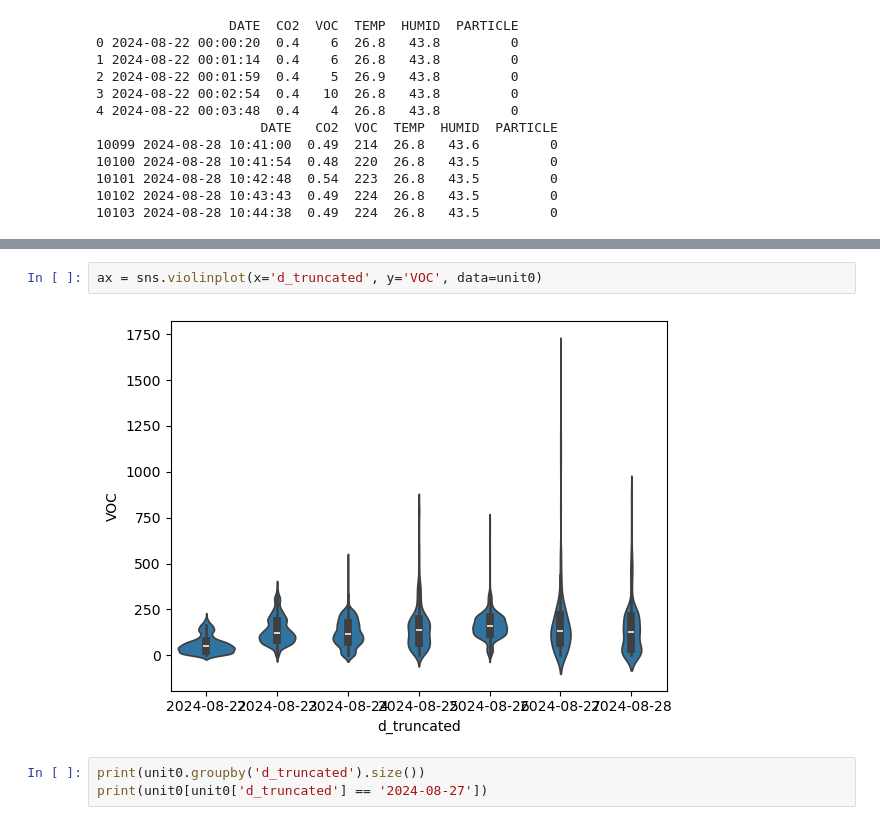
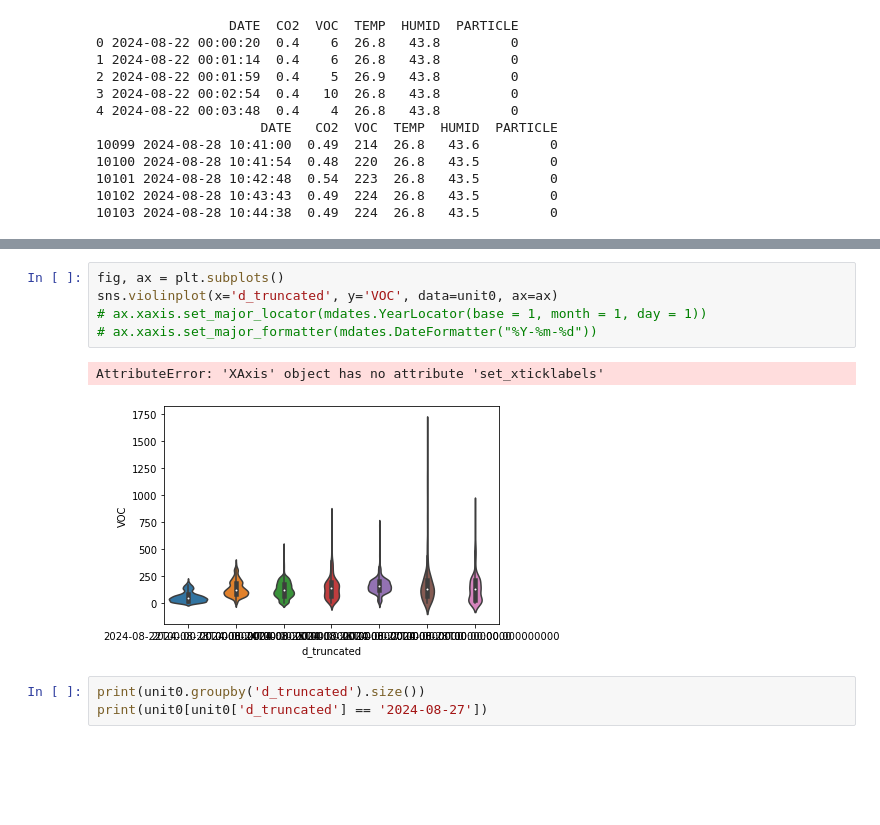
Before and after one commit to ctak/doit-pandas, a Jupyter notebook: chenan_1.ipynb, the cells around one changed output, grey strips where cells are left out. Saved outputs shown, nothing was run; the diff lists cells and outputs as text; blank space fills up the shorter version.

```diff
--- a/chenan_1.ipynb
+++ b/chenan_1.ipynb
@@ -80,7 +93,11 @@ sns.boxplot(x='d_truncated', y='VOC', data=unit0)
-# %%
-ax = sns.violinplot(x='d_truncated', y='VOC', data=unit0)
-# %% [output]
-[figure, removed]
+# %%
+fig, ax = plt.subplots()
+sns.violinplot(x='d_truncated', y='VOC', data=unit0, ax=ax)
+# ax.xaxis.set_major_locator(mdates.YearLocator(base = 1, month = 1, day = 1))
+# ax.xaxis.set_major_formatter(mdates.DateFormatter("%Y-%m-%d"))
+# %% [output]
+AttributeError: 'XAxis' object has no attribute 'set_xticklabels'
+[figure, added]
 # %%
 print(unit0.groupby('d_truncated').size())
 print(unit0[unit0['d_truncated'] == '2024-08-27'])
```
Also changed, not shown: parts of 7 cells of this notebook.
